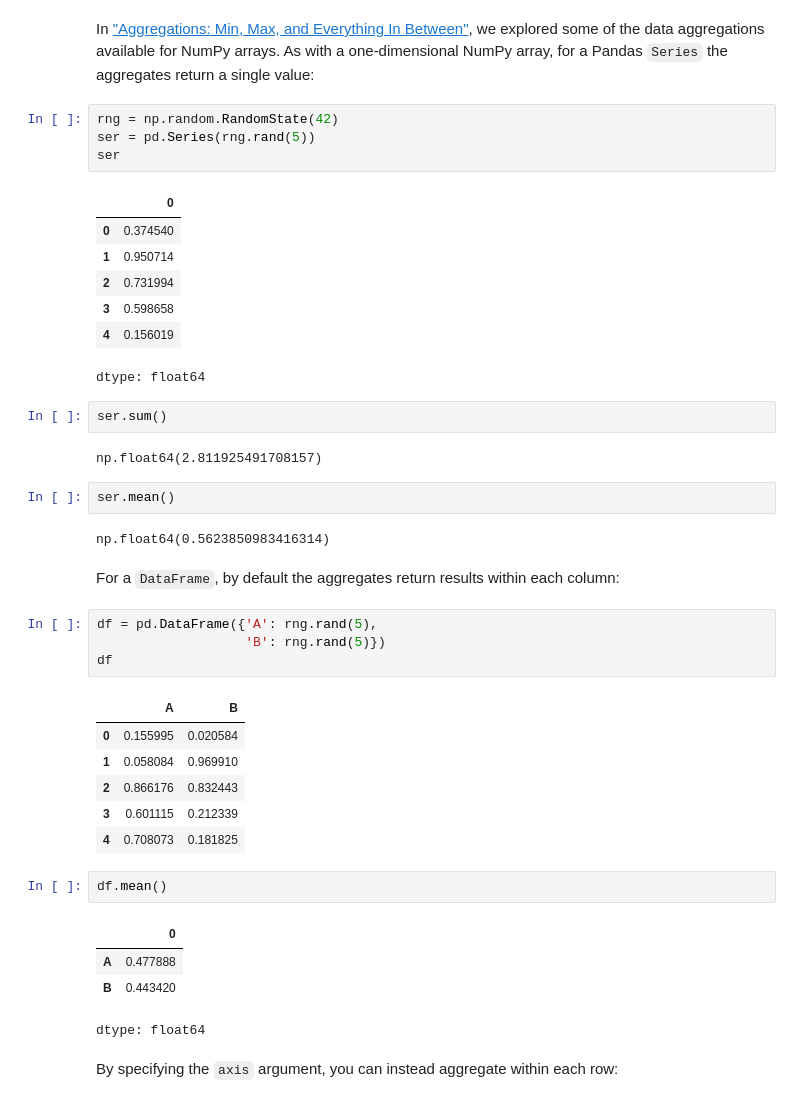
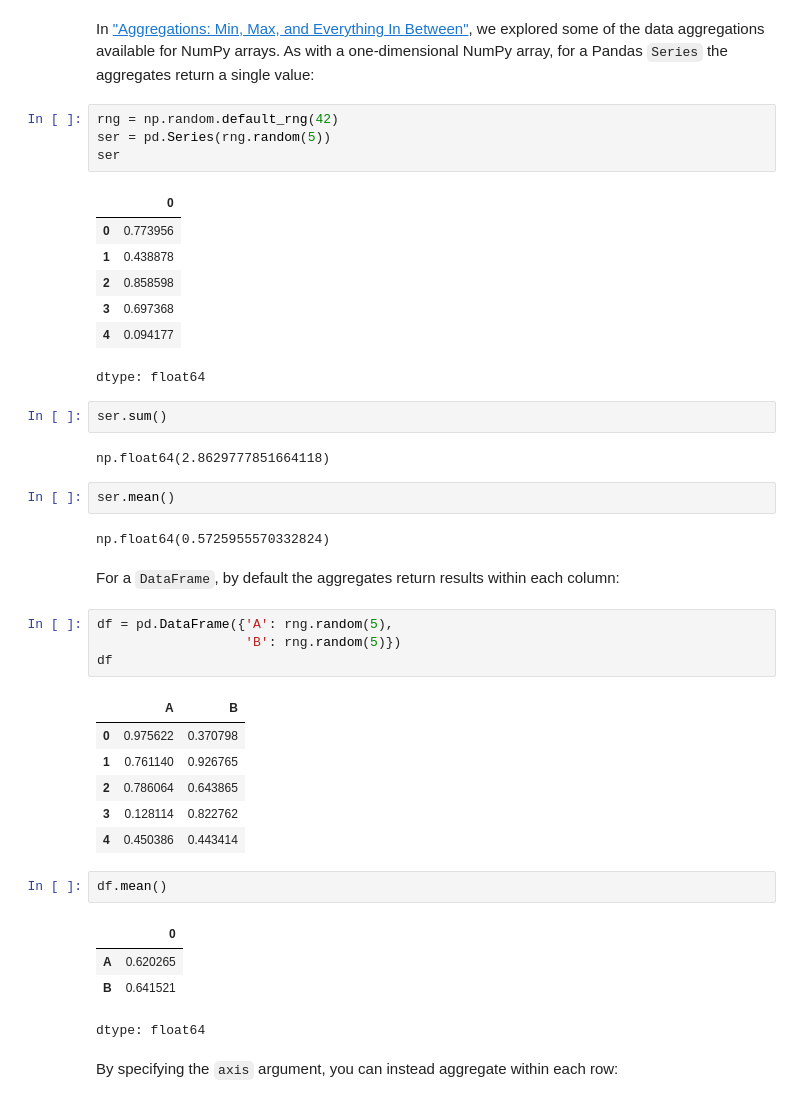
Before and after one commit to bertramwooster/PythonDataScienceHandbook, a Jupyter notebook: notebooks/03.08-Aggregation-and-Grouping.ipynb, the cells around one changed output. Cells and saved outputs as stored; diff of their text form.

```diff
--- a/notebooks/03.08-Aggregation-and-Grouping.ipynb
+++ b/notebooks/03.08-Aggregation-and-Grouping.ipynb
@@ -62,44 +62,44 @@ This has some details on the 1,000+ extrasolar planets discovered up to 2014.
 In ["Aggregations: Min, Max, and Everything In Between"](02.04-Computation-on-arrays-aggregates.ipynb), we explored some of the data aggregations available for NumPy arrays.
 As with a one-dimensional NumPy array, for a Pandas ``Series`` the aggregates return a single value:
 # %%
-rng = np.random.RandomState(42)
-ser = pd.Series(rng.rand(5))
+rng = np.random.default_rng(42)
+ser = pd.Series(rng.random(5))
 ser
 # %% [output]
 |  | 0 |
-| 0 | 0.374540 |
-| 1 | 0.950714 |
-| 2 | 0.731994 |
-| 3 | 0.598658 |
-| 4 | 0.156019 |
+| 0 | 0.773956 |
+| 1 | 0.438878 |
+| 2 | 0.858598 |
+| 3 | 0.697368 |
+| 4 | 0.094177 |
 dtype: float64
 # %%
 ser.sum()
 # %% [output]
-np.float64(2.811925491708157)
+np.float64(2.8629777851664118)
 # %%
 ser.mean()
 # %% [output]
-np.float64(0.5623850983416314)
+np.float64(0.5725955570332824)
 # %% [markdown]
 For a `DataFrame`, by default the aggregates return results within each column:
 # %%
-df = pd.DataFrame({'A': rng.rand(5),
-                   'B': rng.rand(5)})
+df = pd.DataFrame({'A': rng.random(5),
+                   'B': rng.random(5)})
 df
 # %% [output]
 |  | A | B |
-| 0 | 0.155995 | 0.020584 |
-| 1 | 0.058084 | 0.969910 |
-| 2 | 0.866176 | 0.832443 |
-| 3 | 0.601115 | 0.212339 |
-| 4 | 0.708073 | 0.181825 |
+| 0 | 0.975622 | 0.370798 |
+| 1 | 0.761140 | 0.926765 |
+| 2 | 0.786064 | 0.643865 |
+| 3 | 0.128114 | 0.822762 |
+| 4 | 0.450386 | 0.443414 |
 # %%
 df.mean()
 # %% [output]
 |  | 0 |
-| A | 0.477888 |
-| B | 0.443420 |
+| A | 0.620265 |
+| B | 0.641521 |
 dtype: float64
 # %% [markdown]
 By specifying the `axis` argument, you can instead aggregate within each row:
```
Also changed, not shown: parts of 16 cells of this notebook.
